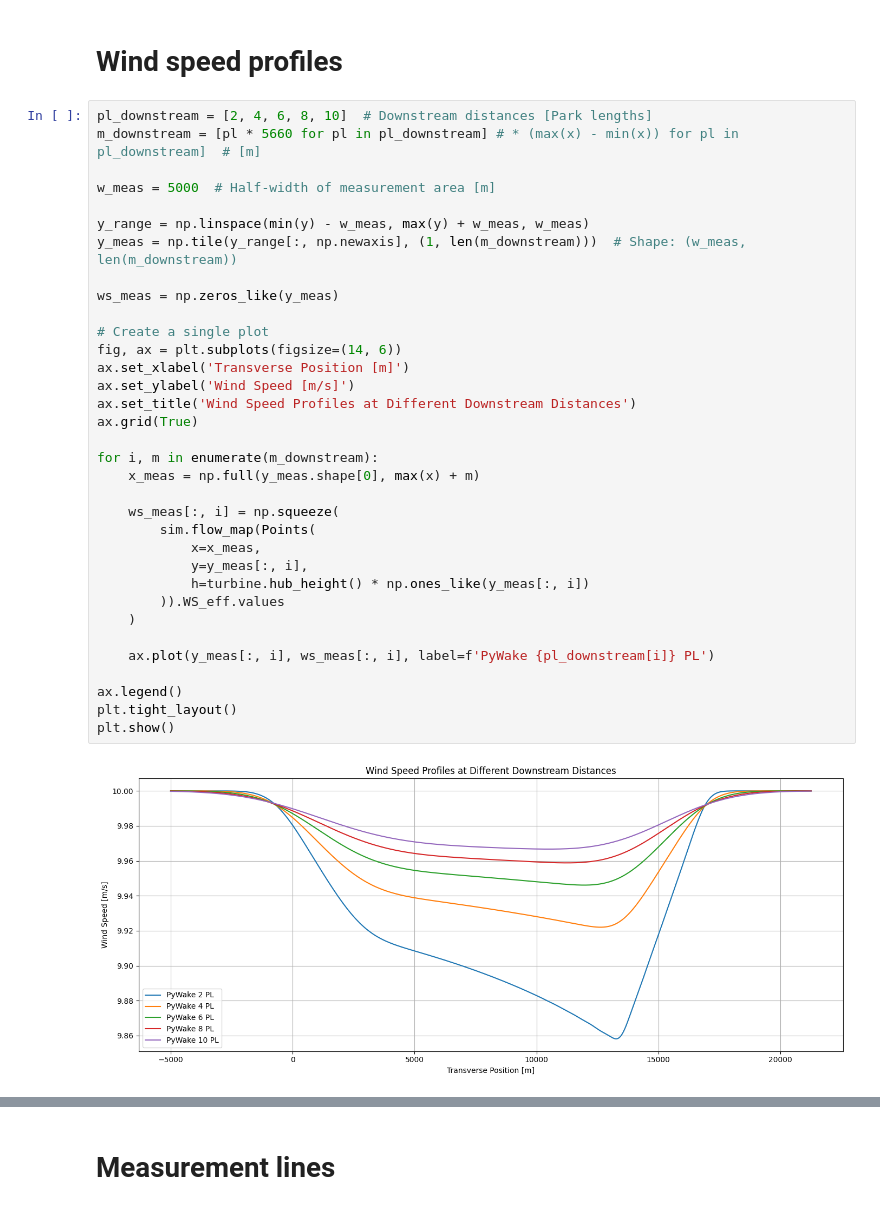
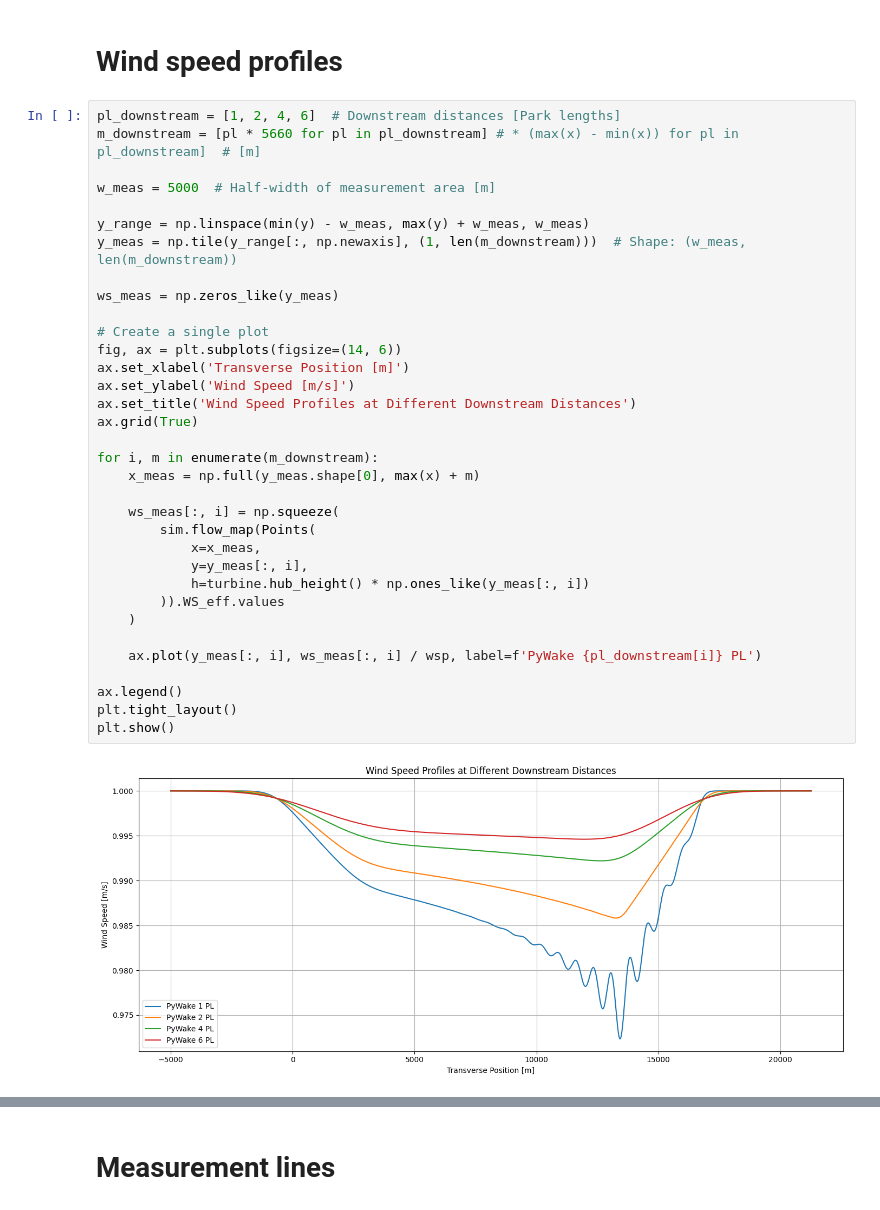
Before and after one commit to marcinsadowy/WTABL, a Jupyter notebook: ArbitraryLayouts/pywake_simple_comparison.ipynb, the cells around one changed output, grey strips where cells are left out. Cells and saved outputs as stored; diff of their text form.

```diff
--- a/ArbitraryLayouts/pywake_simple_comparison.ipynb
+++ b/ArbitraryLayouts/pywake_simple_comparison.ipynb
@@ -96,38 +96,38 @@ ax.set_title('Wake map for'+ f' {wdir} deg and {wsp} m/s')
 # %% [markdown]
 # Wind speed profiles
 # %%
-pl_downstream = [2, 4, 6, 8, 10]  # Downstream distances [Park lengths]
+pl_downstream = [1, 2, 4, 6]  # Downstream distances [Park lengths]
 m_downstream = [pl * 5660 for pl in pl_downstream] # * (max(x) - min(x)) for pl in pl_downstream]  # [m]
 
 w_meas = 5000  # Half-width of measurement area [m]
 
 y_range = np.linspace(min(y) - w_meas, max(y) + w_meas, w_meas)
 y_meas = np.tile(y_range[:, np.newaxis], (1, len(m_downstream)))  # Shape: (w_meas, len(m_downstream))
 
 ws_meas = np.zeros_like(y_meas)
 
 # Create a single plot
 fig, ax = plt.subplots(figsize=(14, 6))
 ax.set_xlabel('Transverse Position [m]')
 ax.set_ylabel('Wind Speed [m/s]')
 ax.set_title('Wind Speed Profiles at Different Downstream Distances')
 ax.grid(True)
 
 for i, m in enumerate(m_downstream):
     x_meas = np.full(y_meas.shape[0], max(x) + m)
 
     ws_meas[:, i] = np.squeeze(
         sim.flow_map(Points(
             x=x_meas,
             y=y_meas[:, i],
             h=turbine.hub_height() * np.ones_like(y_meas[:, i])
         )).WS_eff.values
     )
 
-    ax.plot(y_meas[:, i], ws_meas[:, i], label=f'PyWake {pl_downstream[i]} PL')
+    ax.plot(y_meas[:, i], ws_meas[:, i] / wsp, label=f'PyWake {pl_downstream[i]} PL')
 
 ax.legend()
 plt.tight_layout()
 plt.show()
 # %% [output]
-[figure, old version]
+[figure, new version]
```
Also changed, not shown: parts of 5 cells of this notebook, 8 other files.
